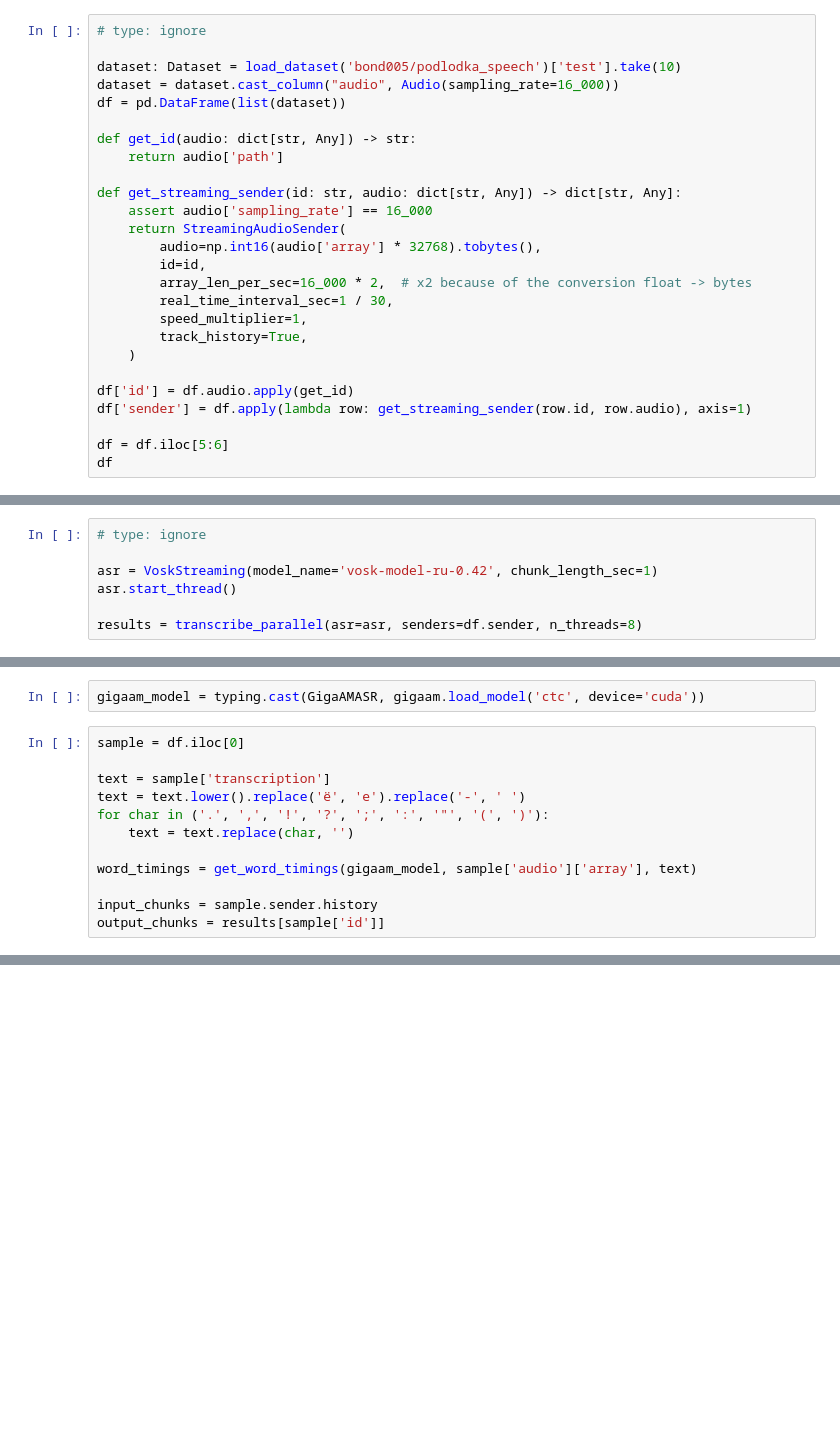
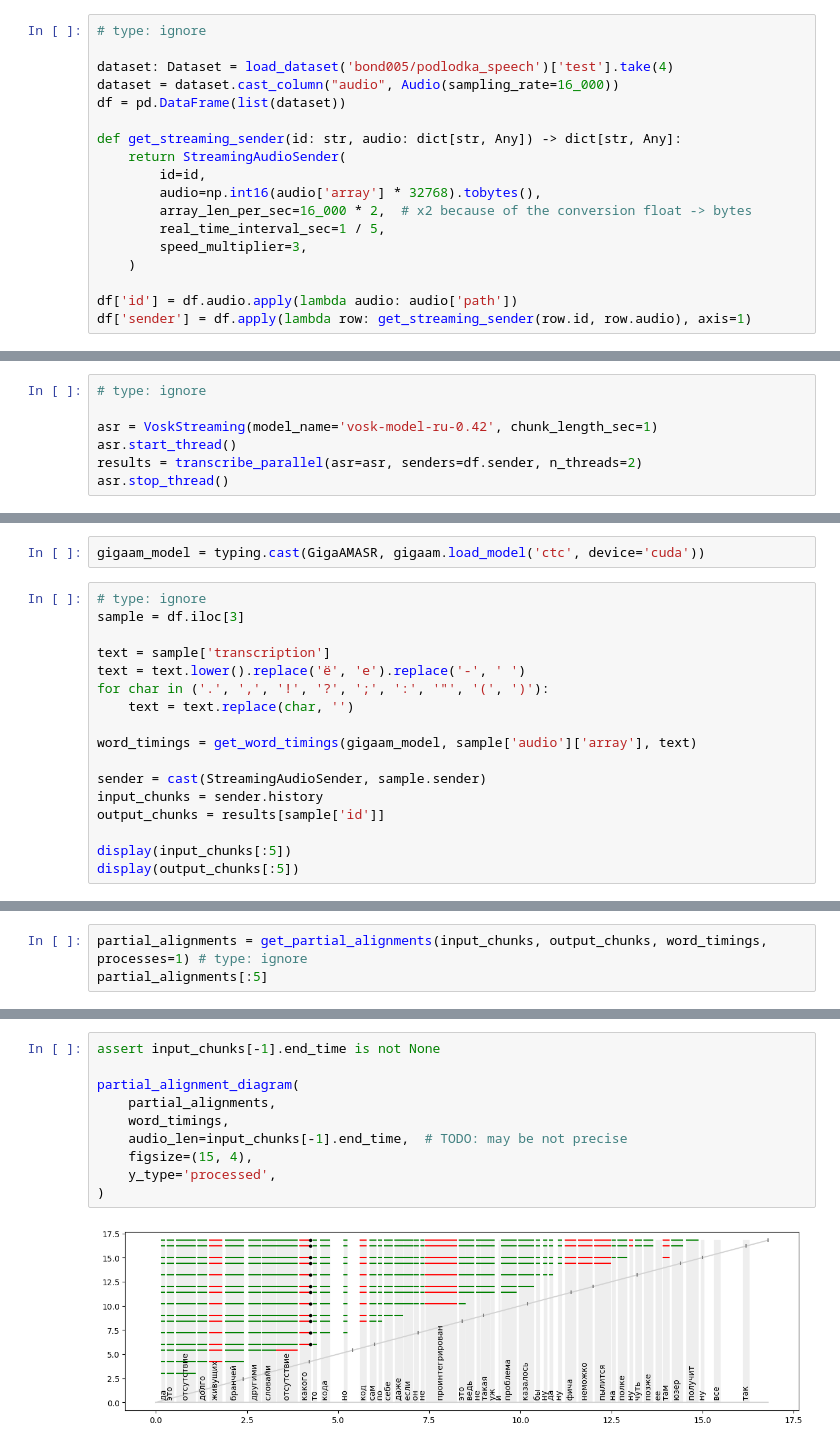
Before and after one commit to SibNN/asr_eval, a Jupyter notebook: notebooks/Podlodka.ipynb, the cells around one changed output, grey strips where cells are left out. Cells and saved outputs as stored; diff of their text form; blank space fills up the shorter version.

Commit message:
streaming evaluation

```diff
--- a/notebooks/Podlodka.ipynb
+++ b/notebooks/Podlodka.ipynb
@@ -31,26 +23,18 @@ from asr_eval.align.data import Match, MatchesList, Token
 # %%
 # type: ignore
 
-dataset: Dataset = load_dataset('bond005/podlodka_speech')['test'].take(10)
+dataset: Dataset = load_dataset('bond005/podlodka_speech')['test'].take(4)
 dataset = dataset.cast_column("audio", Audio(sampling_rate=16_000))
 df = pd.DataFrame(list(dataset))
 
-def get_id(audio: dict[str, Any]) -> str:
-    return audio['path']
-
 def get_streaming_sender(id: str, audio: dict[str, Any]) -> dict[str, Any]:
-    assert audio['sampling_rate'] == 16_000
     return StreamingAudioSender(
+        id=id,
         audio=np.int16(audio['array'] * 32768).tobytes(),
-        id=id,
         array_len_per_sec=16_000 * 2,  # x2 because of the conversion float -> bytes
-        real_time_interval_sec=1 / 30,
-        speed_multiplier=1,
-        track_history=True,
+        real_time_interval_sec=1 / 5,
+        speed_multiplier=3,
     )
 
-df['id'] = df.audio.apply(get_id)
+df['id'] = df.audio.apply(lambda audio: audio['path'])
 df['sender'] = df.apply(lambda row: get_streaming_sender(row.id, row.audio), axis=1)
-
-df = df.iloc[5:6]
-df
@@ -62,8 +43,8 @@ df
 
 asr = VoskStreaming(model_name='vosk-model-ru-0.42', chunk_length_sec=1)
 asr.start_thread()
-
-results = transсribe_parallel(asr=asr, senders=df.sender, n_threads=8)
+results = transсribe_parallel(asr=asr, senders=df.sender, n_threads=2)
+asr.stop_thread()
 # %% [output]
 LOG (VoskAPI:ReadDataFiles():model.cc:213) Decoding params beam=13 max-active=7000 lattice-beam=6
 LOG (VoskAPI:ReadDataFiles():model.cc:216) Silence phones 1:2:3:4:5:6:7:8:9:10
@@ -137,7 +79,8 @@ results[df.iloc[0].id]
 # %%
 gigaam_model = typing.cast(GigaAMASR, gigaam.load_model('ctc', device='cuda'))
 # %%
-sample = df.iloc[0]
+# type: ignore
+sample = df.iloc[3]
 
 text = sample['transcription']
 text = text.lower().replace('ё', 'е').replace('-', ' ')
@@ -146,5 +89,9 @@ for char in ('.', ',', '!', '?', ';', ':', '"', '(', ')'):
 
 word_timings = get_word_timings(gigaam_model, sample['audio']['array'], text)
 
-input_chunks = sample.sender.history
+sender = cast(StreamingAudioSender, sample.sender)
+input_chunks = sender.history
 output_chunks = results[sample['id']]
+
+display(input_chunks[:5])
+display(output_chunks[:5])
@@ -332,0 +109,3 @@ partial_alignment_diagram(
+# %%
+partial_alignments = get_partial_alignments(input_chunks, output_chunks, word_timings, processes=1) # type: ignore
+partial_alignments[:5]
@@ -332,0 +118,12 @@ partial_alignment_diagram(
+# %%
+assert input_chunks[-1].end_time is not None
+
+partial_alignment_diagram(
+    partial_alignments,
+    word_timings,
+    audio_len=input_chunks[-1].end_time,  # TODO: may be not precise
+    figsize=(15, 4),
+    y_type='processed',
+)
+# %% [output]
+[figure, added]
```
Also changed, not shown: parts of 13 cells of this notebook, 3 other files.
